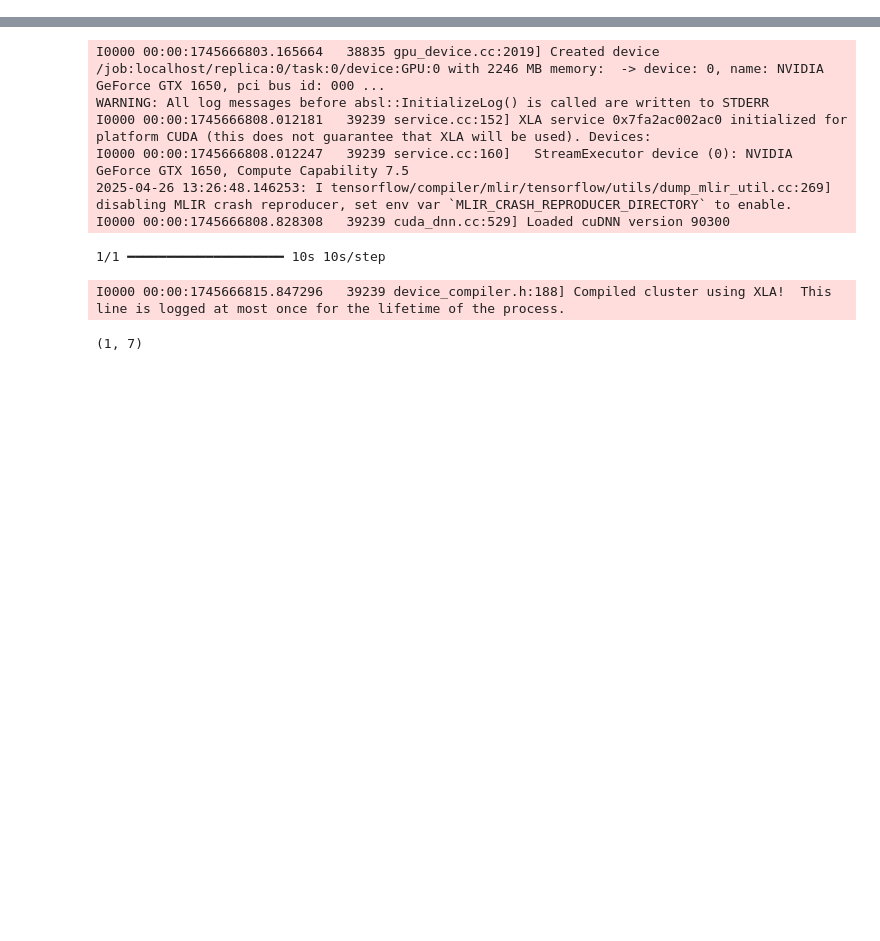
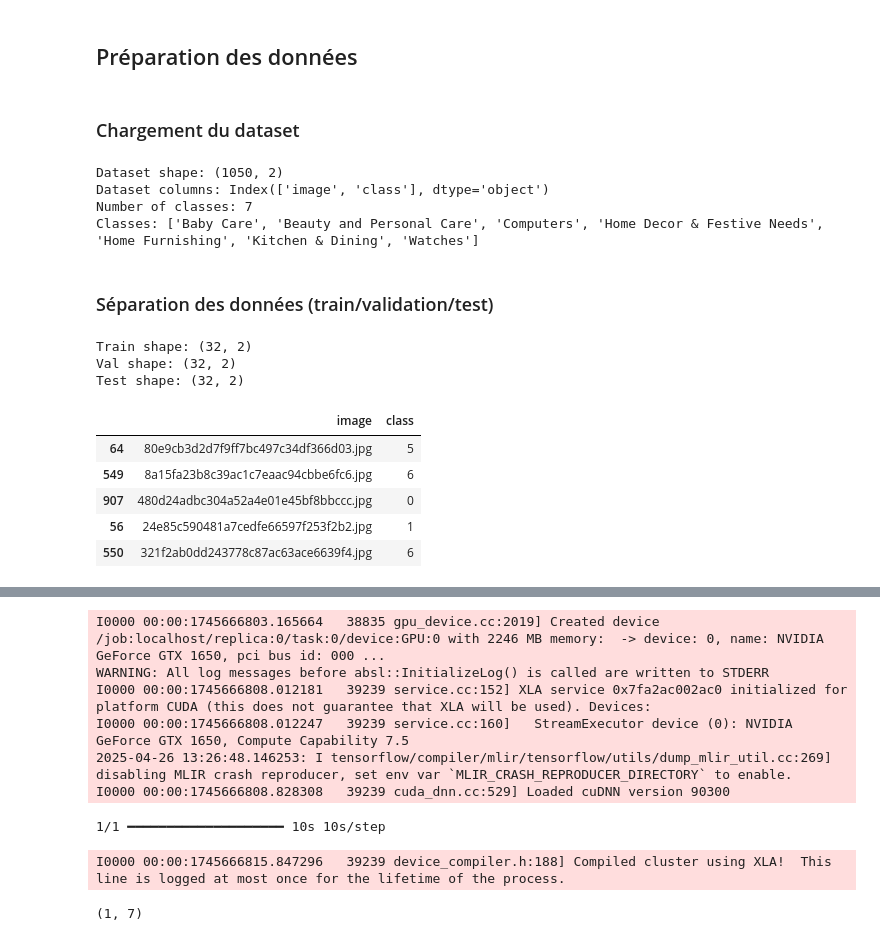
Before and after one commit to Hedredo/oc_p9, a Jupyter notebook: notebook-tf/experiment.ipynb, the cells around one changed output, grey strips where cells are left out. Saved outputs shown, nothing was run; the diff lists cells and outputs as text; code cells hidden in the pictures; blank space fills up the shorter version.

```diff
--- a/notebook-tf/experiment.ipynb
+++ b/notebook-tf/experiment.ipynb
@@ -27,0 +49,75 @@ url = "http://images.cocodataset.org/val2017/000000020247.jpg"
+# %% [markdown]
+## Préparation des données
+# %% [markdown]
+### Chargement du dataset
+# %%
+# Loading the pickle dataset_cleaned used with the previous project as a pandas df
+df = pd.read_pickle(DATASET_PATH).drop(columns=["product_name", "description"])
+print(f"Dataset shape: {df.shape}")
+print(f"Dataset columns: {df.columns}")
+
+# Encode the labels with LabelEncoder
+le = LabelEncoder()
+le.fit(df["class"])
+N_CLASSES = len(le.classes_)
+CLASSES = le.classes_.tolist()
+print(f"Number of classes: {N_CLASSES}")
+print(f"Classes: {CLASSES}")
+
+# Finally transform the class column to the encoded labels
+df["class"] = le.transform(df["class"])
+# %% [output]
+Dataset shape: (1050, 2)
+Dataset columns: Index(['image', 'class'], dtype='object')
+Number of classes: 7
+Classes: ['Baby Care', 'Beauty and Personal Care', 'Computers', 'Home Decor & Festive Needs', 'Home Furnishing', 'Kitchen & Dining', 'Watches']
+# %% [markdown]
+### Séparation des données (train/validation/test)
+# %%
+# Splitting the datasets into train, val and test sets
+X_temp, X_test, y_temp, y_test = train_test_split(
+    df["image"],
+    df["class"],
+    test_size=TEST_SIZE,
+    random_state=SEED,
+    stratify=df["class"],
+    shuffle=True,
+)
+X_train, X_val, y_train, y_val = train_test_split(
+    X_temp, y_temp, test_size=VAL_SIZE, random_state=SEED, stratify=y_temp, shuffle=True
+)
+
+# Concat X and y for each set
+train = (
+    pd.concat([X_train, y_train], axis=1).sample(SAMPLING)
+    if SAMPLING
+    else pd.concat([X_train, y_train], axis=1)
+)
+val = (
+    pd.concat([X_val, y_val], axis=1).sample(SAMPLING)
+    if SAMPLING
+    else pd.concat([X_val, y_val], axis=1)
+)
+test = (
+    pd.concat([X_test, y_test], axis=1).sample(SAMPLING)
+    if SAMPLING
+    else pd.concat([X_test, y_test], axis=1)
+)
+
+# Print the shape of each set
+print(f"Train shape: {train.shape}")
+print(f"Val shape: {val.shape}")
+print(f"Test shape: {test.shape}")
+# %% [output]
+Train shape: (32, 2)
+Val shape: (32, 2)
+Test shape: (32, 2)
+# %%
+train.head(5)
+# %% [output]
+|  | image | class |
+| 64 | 80e9cb3d2d7f9ff7bc497c34df366d03.jpg | 5 |
+| 549 | 8a15fa23b8c39ac1c7eaac94cbbe6fc6.jpg | 6 |
+| 907 | 480d24adbc304a52a4e01e45bf8bbccc.jpg | 0 |
+| 56 | 24e85c590481a7cedfe66597f253f2b2.jpg | 1 |
+| 550 | 321f2ab0dd243778c87ac63ace6639f4.jpg | 6 |
```
Also changed, not shown: parts of 18 cells of this notebook, 3 other files.
